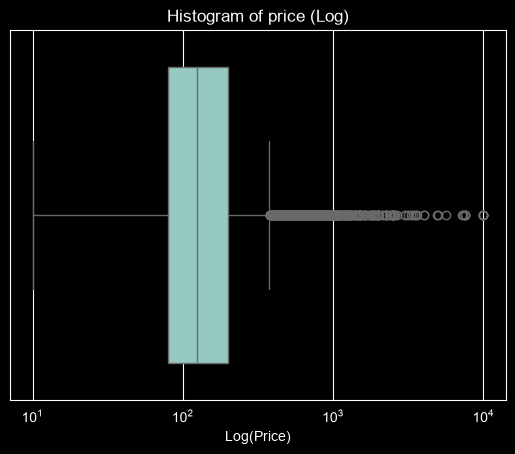
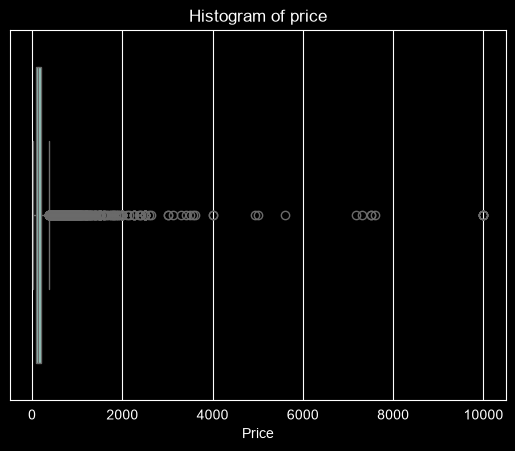
The notebook cell's code change between the first figure and the second:
--- before
+++ after
@@ -1,14 +1,5 @@
-# outliers in price
-
-# Two places available at 100,000. Seem like they are trying to block listings, will be removed
-(nycdata[nycdata['price'] > 20000])
-
-df = nycdata[nycdata['price'] < 20000]
 # sns.boxplot(data=nycdata, x='price')
 bxplt = (sns.boxplot(data=df, x='price'))
 
-# Box plot has very long tail, apply log to get better visualization
-bxplt.set_xscale('log')
-
-plt.title('Histogram of price (Log)')
-plt.xlabel('Log(Price)')
+plt.title('Histogram of price')
+plt.xlabel('Price')

Commit: Finished for now 07132026